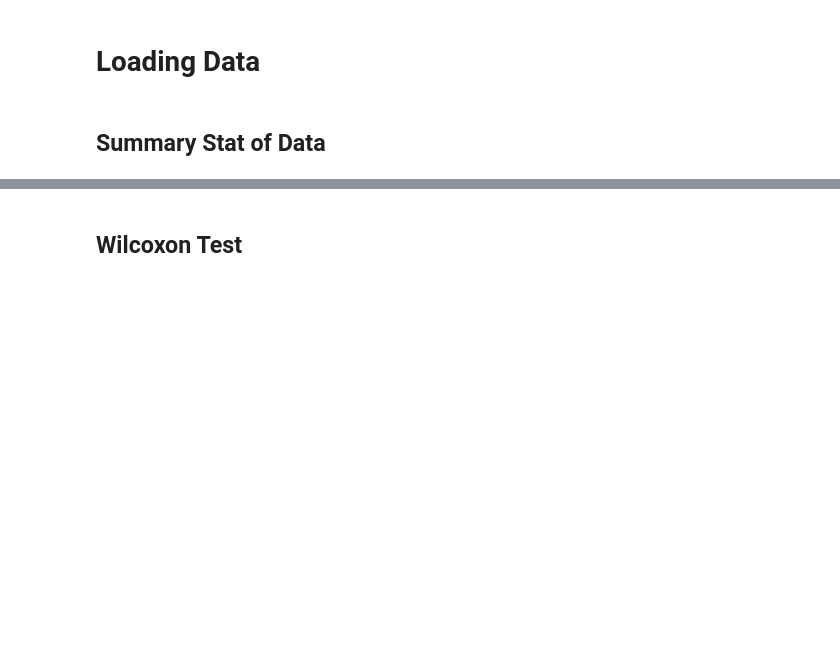
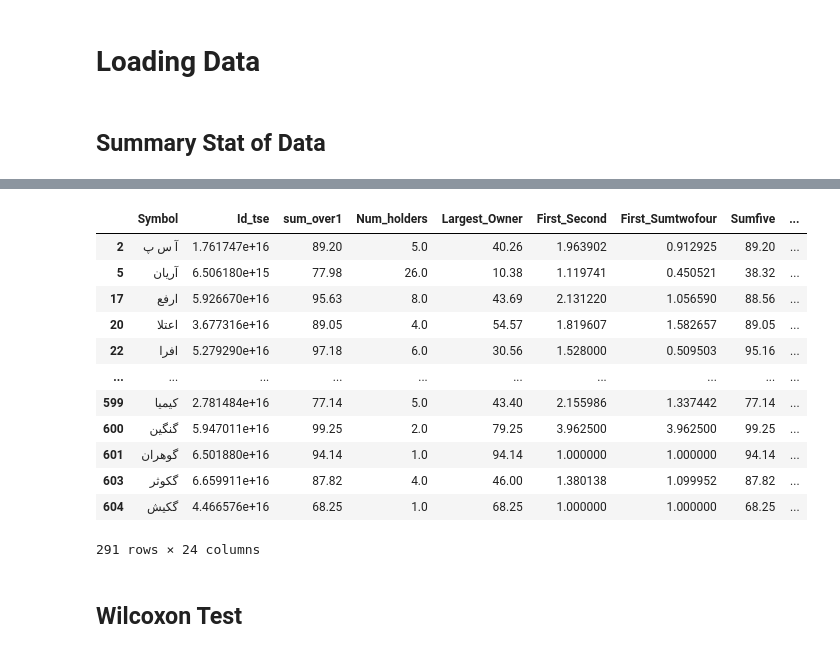
Before and after one commit to MahdiShahrabi/Ownership-Concentration-Measures-in-TSE, a Jupyter notebook: Statistical Tests/StatTests.ipynb, the cells around one changed output, grey strips where cells are left out. Cells and saved outputs as stored; diff of their text form; code cells hidden in the pictures; blank space fills up the shorter version.

```diff
--- a/Statistical Tests/StatTests.ipynb
+++ b/Statistical Tests/StatTests.ipynb
@@ -32,6 +32,22 @@ df[OC_list].describe()
 | 50% | 50.990000 | 2.717549 | 1.597795 | 77.140000 | 0.636136 | 0.302100 | 1.000000 | 0.000000 | ... |
 | 75% | 68.290000 | 7.838612 | 5.069212 | 89.970000 | 0.798753 | 0.489934 | 1.000000 | 0.230602 | ... |
 | max | 99.990000 | 96.000000 | 92.660000 | 100.000000 | 0.978646 | 0.999800 | 1.000000 | inf | ... |
+# %%
+df[np.logical_and(~pd.isnull(df.book_value),~pd.isnull(df.sum_over1))]
+# %% [output]
+|  | Symbol | Id_tse | sum_over1 | Num_holders | Largest_Owner | First_Second | First_Sumtwofour | Sumfive | ... |
+| 2 | آ س پ | 1.761747e+16 | 89.20 | 5.0 | 40.26 | 1.963902 | 0.912925 | 89.20 | ... |
+| 5 | آریان | 6.506180e+15 | 77.98 | 26.0 | 10.38 | 1.119741 | 0.450521 | 38.32 | ... |
+| 17 | ارفع | 5.926670e+16 | 95.63 | 8.0 | 43.69 | 2.131220 | 1.056590 | 88.56 | ... |
+| 20 | اعتلا | 3.677316e+16 | 89.05 | 4.0 | 54.57 | 1.819607 | 1.582657 | 89.05 | ... |
+| 22 | افرا | 5.279290e+16 | 97.18 | 6.0 | 30.56 | 1.528000 | 0.509503 | 95.16 | ... |
+| ... | ... | ... | ... | ... | ... | ... | ... | ... | ... |
+| 599 | کیمیا | 2.781484e+16 | 77.14 | 5.0 | 43.40 | 2.155986 | 1.337442 | 77.14 | ... |
+| 600 | گنگین | 5.947011e+16 | 99.25 | 2.0 | 79.25 | 3.962500 | 3.962500 | 99.25 | ... |
+| 601 | گوهران | 6.501880e+16 | 94.14 | 1.0 | 94.14 | 1.000000 | 1.000000 | 94.14 | ... |
+| 603 | گکوثر | 6.659911e+16 | 87.82 | 4.0 | 46.00 | 1.380138 | 1.099952 | 87.82 | ... |
+| 604 | گکیش | 4.466576e+16 | 68.25 | 1.0 | 68.25 | 1.000000 | 1.000000 | 68.25 | ... |
+291 rows × 24 columns
 # %% [markdown]
 ## Wilcoxon Test
 # %%
```
Also changed, not shown: parts of 1 cell of this notebook, 2 other files.
